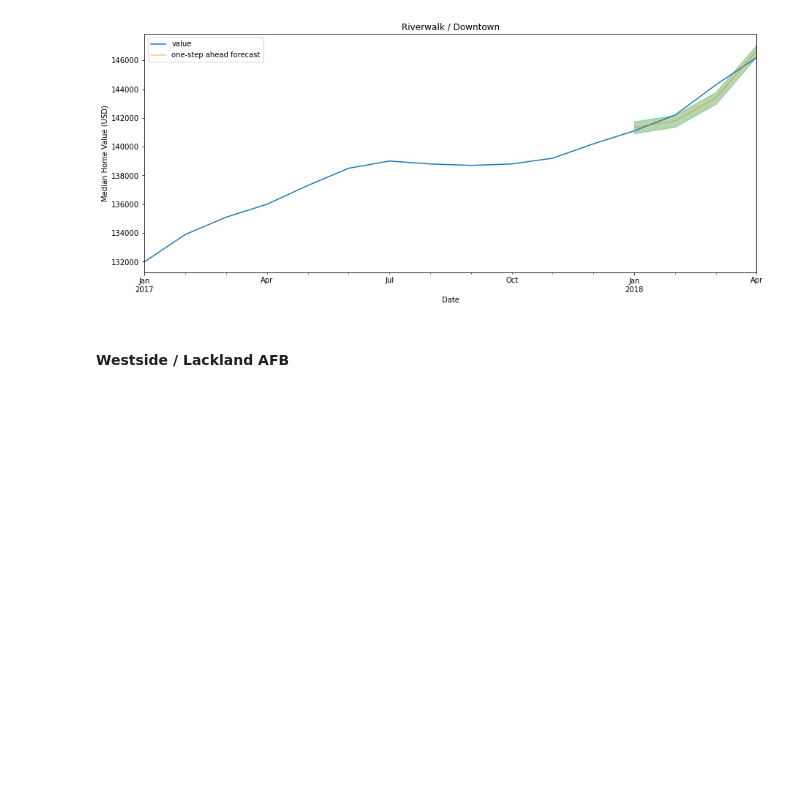
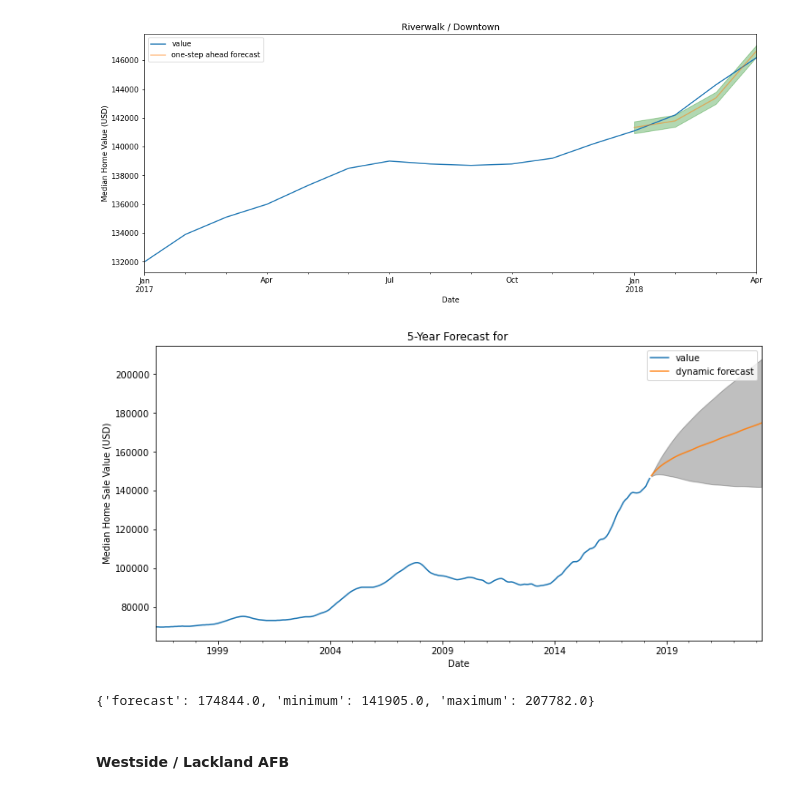
Before and after one commit to meljoy1099/housing-price-forecast-time-series-modeling, a Jupyter notebook: notebook.ipynb, the cells around one changed output. Cells and saved outputs as stored; diff of their text form; code cells hidden in the pictures; blank space fills up the shorter version.

```diff
--- a/notebook.ipynb
+++ b/notebook.ipynb
@@ -722,6 +863,11 @@ ose_forecast(riverwalk, output_riverwalk, neighborhood='Riverwalk / Downtown')
 # %% [output]
 The RMSE of our forecasts is 566.36
 [figure]
+# %%
+dynamic_forecast(riverwalk, output_riverwalk, years=5)
+# %% [output]
+[figure, added]
+{'forecast': 174844.0, 'minimum': 141905.0, 'maximum': 207782.0}
 # %% [markdown]
 #### Westside / Lackland AFB
 # %%
```
Also changed, not shown: parts of 64 cells of this notebook.
